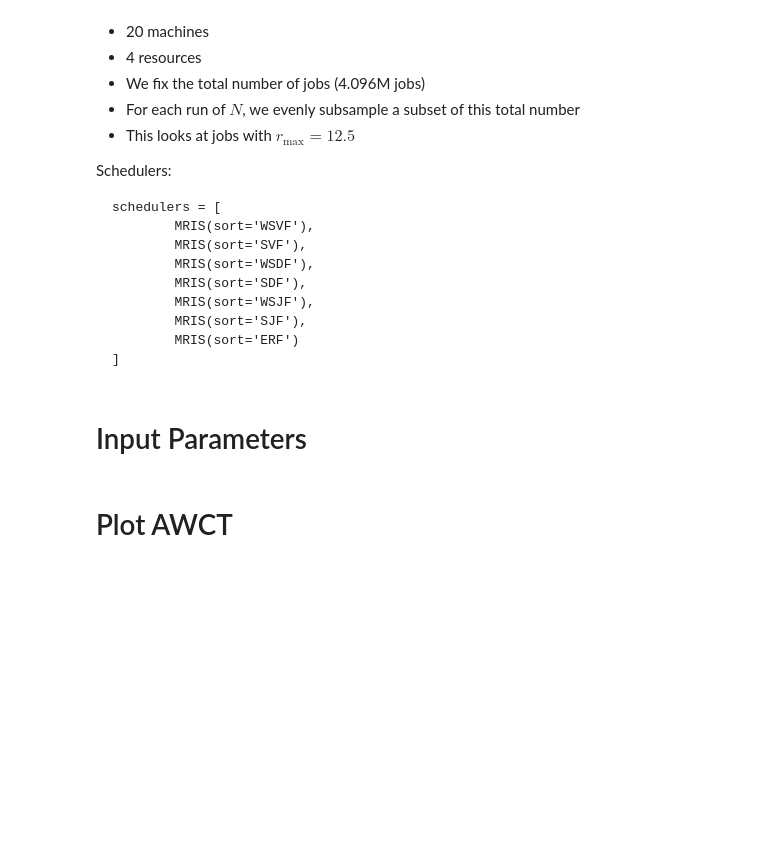
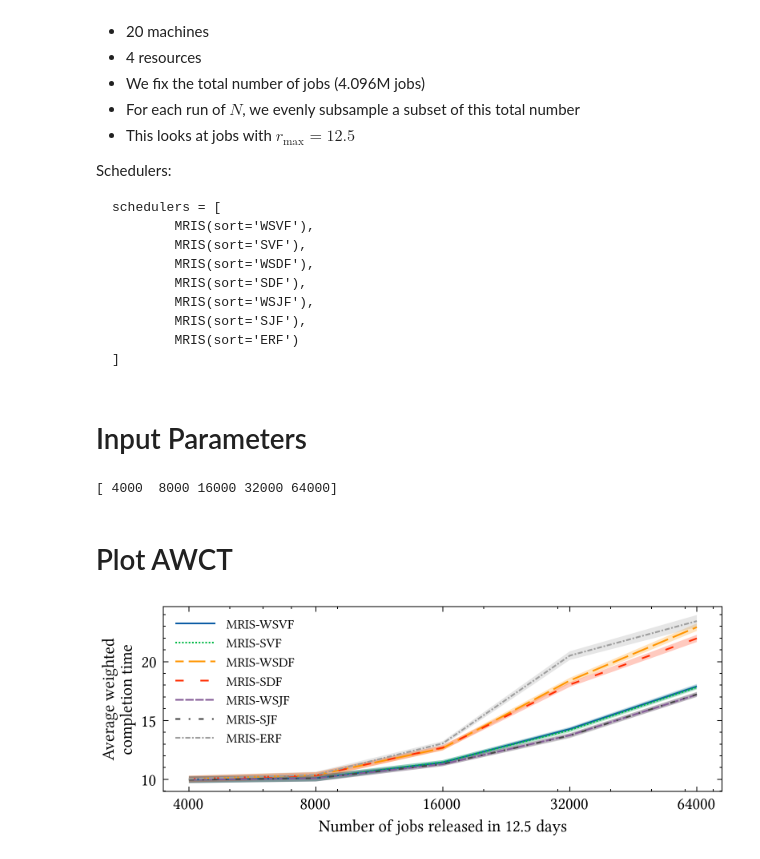
Before and after one commit to DonneyF/icpp-2024-mris, a Jupyter notebook: experiments/1_MRIS_heuristics.ipynb, the cells around one changed output. Drawn from its saved outputs; the diff is of its cells as text; code cells hidden in the pictures; blank space fills up the shorter version.

Commit message:
Fix some typos in ipynb files and streamline use. Add section on variation in results. Add missing change of randomize generator.

```diff
--- a/experiments/1_MRIS_heuristics.ipynb
+++ b/experiments/1_MRIS_heuristics.ipynb
@@ -66,16 +67,18 @@ mpl.rcParams.update(params)
 N = 4_096_000
 
 # This defines the downsample factors used in the simulation
-DOWNSAMPLE_FACTORS = np.array([4096, 2048, 1024, 512])
+DOWNSAMPLE_FACTORS = np.array([1024, 512, 256, 128, 64])
 
 # Number of runs per downsample factor (each factor must have the same number of runs)
-NUM_RUNS = 2
+NUM_RUNS = 10
 
 # Path to the results folder
-PATH_TO_RESULTS = Path('./results')
+PATH_TO_RESULTS = Path('./results/')
 # %%
 N_arr = (N / DOWNSAMPLE_FACTORS).astype(int) # The number of jobs processed
 print(N_arr)
+# %% [output]
+[ 4000  8000 16000 32000 64000]
 # %% [markdown]
 # Plot AWCT
 # %%
@@ -92,20 +95,23 @@ for i, downsample_factor in enumerate(DOWNSAMPLE_FACTORS):
             awct_data[scheduler] = vals
 # %%
 awct_x = {scheduler:np.mean(data, axis=1) for scheduler, data in awct_data.items()}
-awct_error = {scheduler:[np.std(data, axis=1)] for scheduler, data in awct_data.items()}
+# 95 % Confidence Intervals
+awct_error = {scheduler:st.t.interval(0.95, df=data.shape[1]-1, loc=np.mean(data, axis=1), scale=st.sem(data, axis=1)) for scheduler, data in awct_data.items()}
 # %%
-plt.figure(figsize=(6, 3), dpi=200)
+plt.figure(figsize=(6, 2), dpi=300)
 
 N_thousands = (N_arr / 1000).astype(float)
 linestyles = get_linestyles()
 for scheduler, weighted_completion_times in awct_x.items():
     plt.plot(N_arr, weighted_completion_times, label=scheduler, linestyle=next(linestyles)[1])
-    plt.errorbar(N_arr, weighted_completion_times, yerr=awct_error[scheduler])
+    plt.fill_between(N_arr, awct_error[scheduler][0], awct_error[scheduler][1], alpha=0.25)
 plt.xscale('log')
 plt.xticks(N_arr, N_arr)
-plt.yscale('log', base=2)
+# plt.yscale('log', base=2)
 plt.ylabel("Average weighted\n completion time")
 plt.xlabel(r"Number of jobs released in 12.5 days")
-plt.legend(prop={'size': 8}, handlelength=3, ncol=2)
-#plt.savefig('awct_comparison.pdf', bbox_inches='tight')
+plt.legend(prop={'size': 8}, handlelength=3, ncol=1)
+plt.savefig('sorting.pdf', bbox_inches='tight')
 plt.show()
+# %% [output]
+[figure, added]
```
Also changed, not shown: parts of 1 cell of this notebook, 8 other files.
